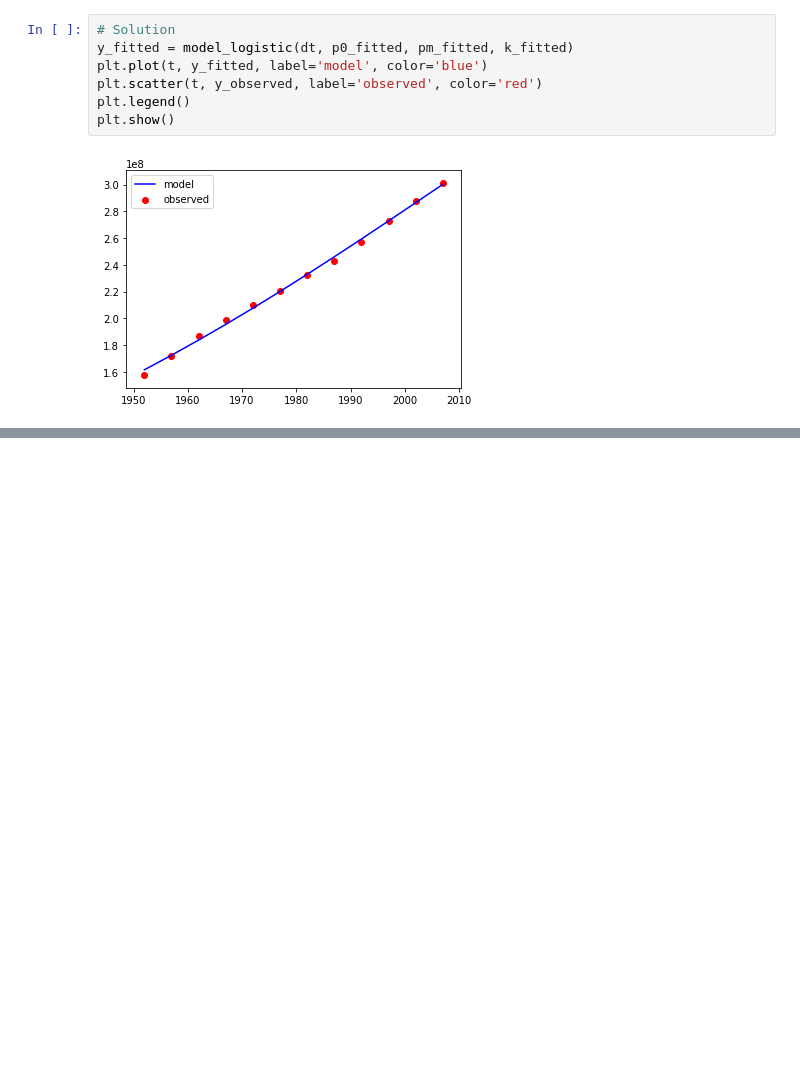
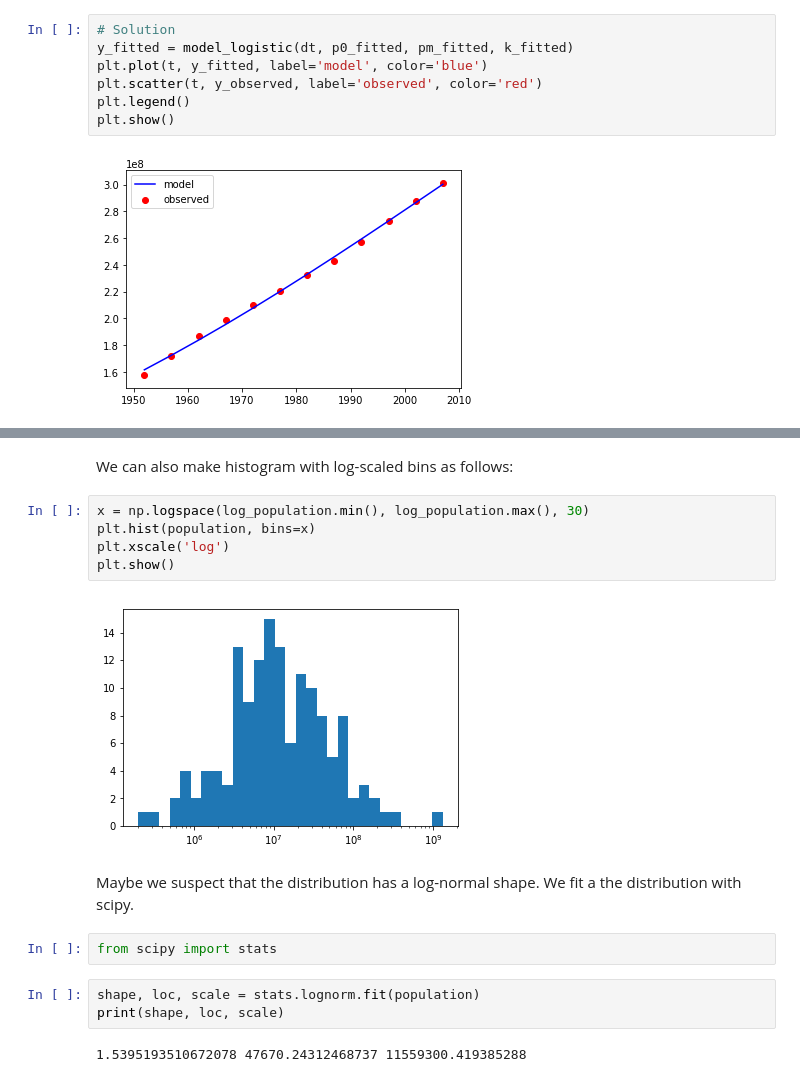
Before and after one commit to escience-academy/fitting-data-material, a Jupyter notebook: PBL-curve-fitting.ipynb, the cells around one changed output, grey strips where cells are left out. Drawn from its saved outputs; the diff is of its cells as text; blank space fills up the shorter version.

```diff
--- a/PBL-curve-fitting.ipynb
+++ b/PBL-curve-fitting.ipynb
@@ -207,0 +231,18 @@ plt.show()
+# %% [markdown]
+We can also make histogram with log-scaled bins as follows:
+# %%
+x = np.logspace(log_population.min(), log_population.max(), 30)
+plt.hist(population, bins=x)
+plt.xscale('log')
+plt.show()
+# %% [output]
+[figure, added]
+# %% [markdown]
+Maybe we suspect that the distribution has a log-normal shape. We fit a the distribution with scipy.
+# %%
+from scipy import stats
+# %%
+shape, loc, scale = stats.lognorm.fit(population)
+print(shape, loc, scale)
+# %% [output]
+1.5395193510672078 47670.24312468737 11559300.419385288
```
Also changed, not shown: parts of 6 cells of this notebook.
